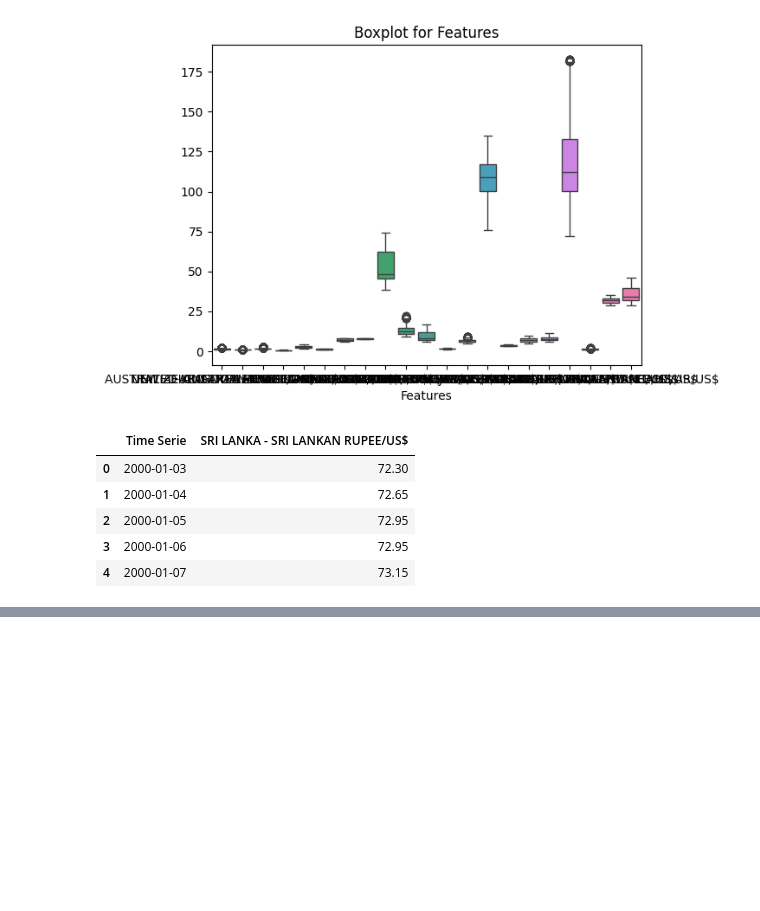
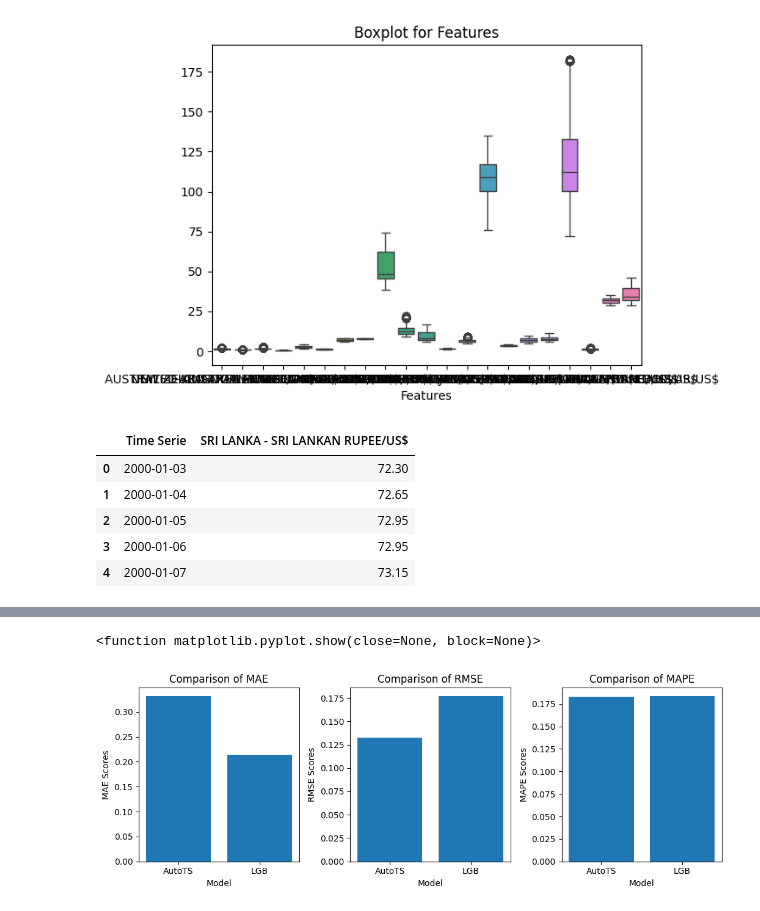
Before and after one commit to bulela00/Forex_Currency_Prediction-repo, a Jupyter notebook: analysis.ipynb, the cells around one changed output, grey strips where cells are left out. Drawn from its saved outputs; the diff is of its cells as text; code cells hidden in the pictures; blank space fills up the shorter version.

```diff
--- a/analysis.ipynb
+++ b/analysis.ipynb
@@ -373,0 +360,12 @@ def model_selection_per_currency(df_selected, options, selected_option):
+# %%
+# Function to compare the performance of each model
+def performance(metrics, name, y_test, y_pred):
+    metrics.append({
+        'Model ': name,
+        'MAE': mean_absolute_error(y_test, y_pred), # Determine the MAE (Mean absolute error)
+        'RMSE': mean_squared_error(y_test, y_pred), # Determine the RMSE (Root mean squared error)
+        'MAPE': np.mean(np.abs((np.array(y_test) - np.array(y_pred)) / np.array(y_test)) * 100) # Determine the MAPE (Mean Absolute Percentage Error)
+
+    })
+
+    return metrics
@@ -373,0 +495,25 @@ def model_selection_per_currency(df_selected, options, selected_option):
+# %%
+# Barplot per performance metric excluding LSTM model
+model_performance.drop(1, axis=0, inplace=True)
+fig, axes = plt.subplots(1,3,figsize=(11,4))
+
+axes[0].bar(model_performance.loc[:,'Model '],model_performance.loc[:,'MAE'])
+axes[0].set_xlabel('Model')
+axes[0].set_ylabel('MAE Scores')
+axes[0].set_title('Comparison of MAE')
+
+axes[1].bar(model_performance.loc[:,'Model '],model_performance.loc[:,'RMSE'])
+axes[1].set_xlabel('Model')
+axes[1].set_ylabel('RMSE Scores')
+axes[1].set_title('Comparison of RMSE')
+
+axes[2].bar(model_performance.loc[:,'Model '],model_performance.loc[:,'MAPE'])
+axes[2].set_xlabel('Model')
+axes[2].set_ylabel('MAPE Scores')
+axes[2].set_title('Comparison of MAPE')
+
+plt.tight_layout(rect=[0.05, 0, 1, 0.95])
+plt.show
+# %% [output]
+<function matplotlib.pyplot.show(close=None, block=None)>
+[figure, added]
```
Also changed, not shown: parts of 9 cells of this notebook.
